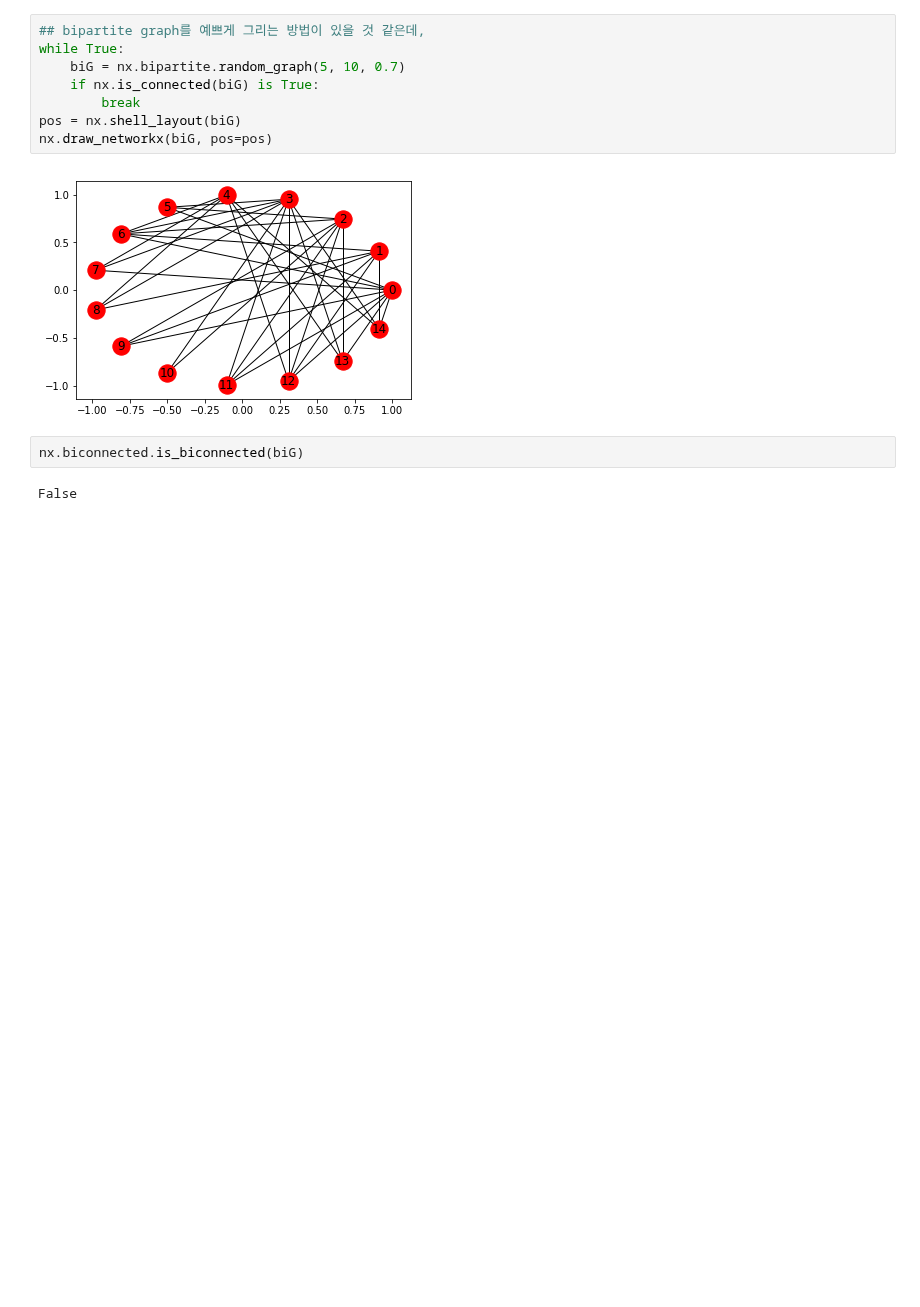
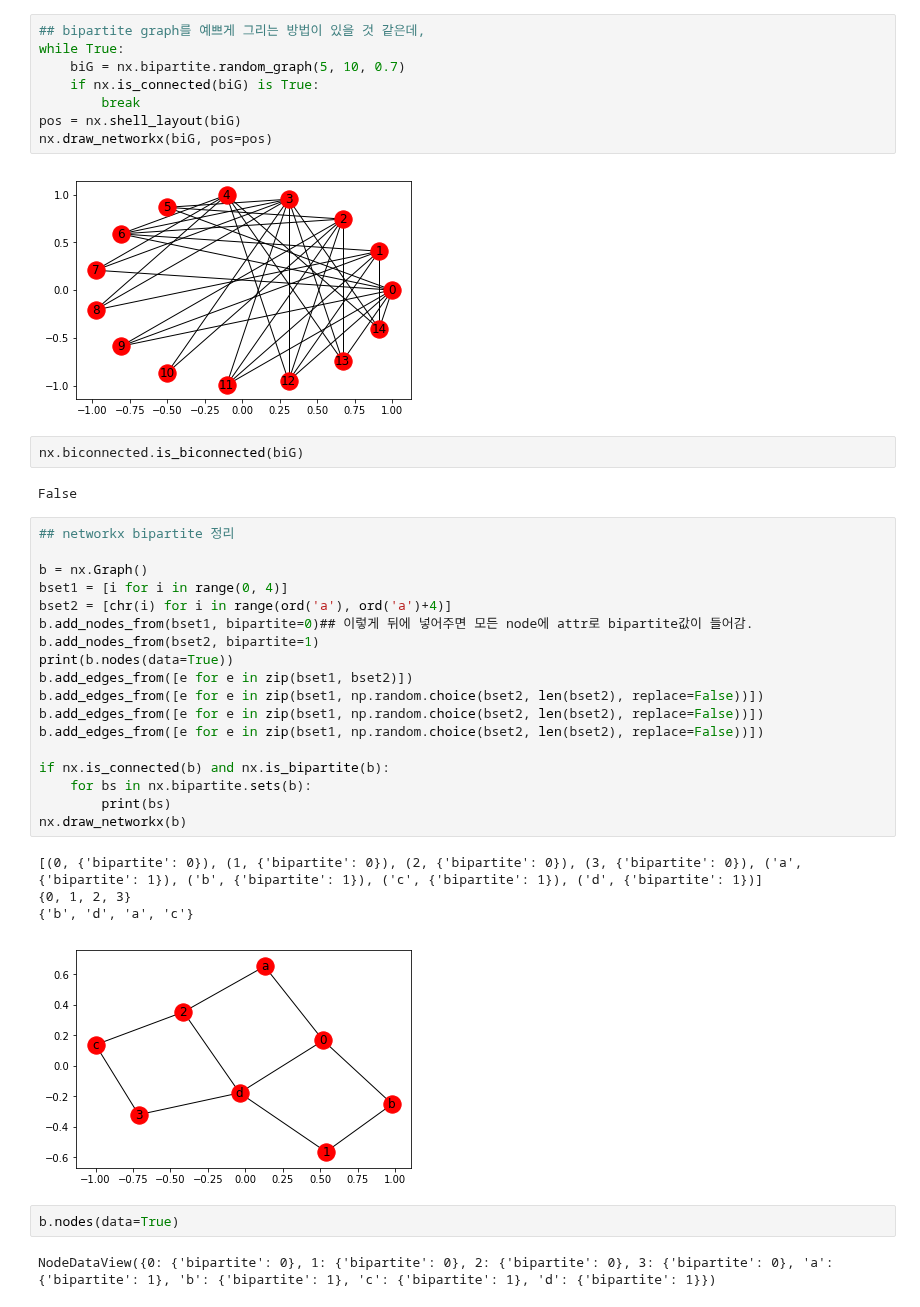
Before and after one commit to frhyme/frhyme.github.io, a Jupyter notebook: _posts/personal_ipynb/process and organization.ipynb, the cells around one changed output. Saved outputs shown, nothing was run; the diff lists cells and outputs as text; blank space fills up the shorter version.

Commit message:
bipartite graph

```diff
--- a/_posts/personal_ipynb/process and organization.ipynb
+++ b/_posts/personal_ipynb/process and organization.ipynb
@@ -117,3 +117,30 @@ nx.draw_networkx(biG, pos=pos)
 nx.biconnected.is_biconnected(biG)
 # %% [output]
 False
+# %%
+## networkx bipartite 정리
+
+b = nx.Graph()
+bset1 = [i for i in range(0, 4)]
+bset2 = [chr(i) for i in range(ord('a'), ord('a')+4)]
+b.add_nodes_from(bset1, bipartite=0)## 이렇게 뒤에 넣어주면 모든 node에 attr로 bipartite값이 들어감.
+b.add_nodes_from(bset2, bipartite=1)
+print(b.nodes(data=True))
+b.add_edges_from([e for e in zip(bset1, bset2)])
+b.add_edges_from([e for e in zip(bset1, np.random.choice(bset2, len(bset2), replace=False))])
+b.add_edges_from([e for e in zip(bset1, np.random.choice(bset2, len(bset2), replace=False))])
+b.add_edges_from([e for e in zip(bset1, np.random.choice(bset2, len(bset2), replace=False))])
+
+if nx.is_connected(b) and nx.is_bipartite(b):
+    for bs in nx.bipartite.sets(b):
+        print(bs)
+nx.draw_networkx(b)
+# %% [output]
+[(0, {'bipartite': 0}), (1, {'bipartite': 0}), (2, {'bipartite': 0}), (3, {'bipartite': 0}), ('a', {'bipartite': 1}), ('b', {'bipartite': 1}), ('c', {'bipartite': 1}), ('d', {'bipartite': 1})]
+{0, 1, 2, 3}
+{'b', 'd', 'a', 'c'}
+[figure, added]
+# %%
+b.nodes(data=True)
+# %% [output]
+NodeDataView({0: {'bipartite': 0}, 1: {'bipartite': 0}, 2: {'bipartite': 0}, 3: {'bipartite': 0}, 'a': {'bipartite': 1}, 'b': {'bipartite': 1}, 'c': {'bipartite': 1}, 'd': {'bipartite': 1}})
```
Also changed, not shown: parts of 5 cells of this notebook, 10 other files.
